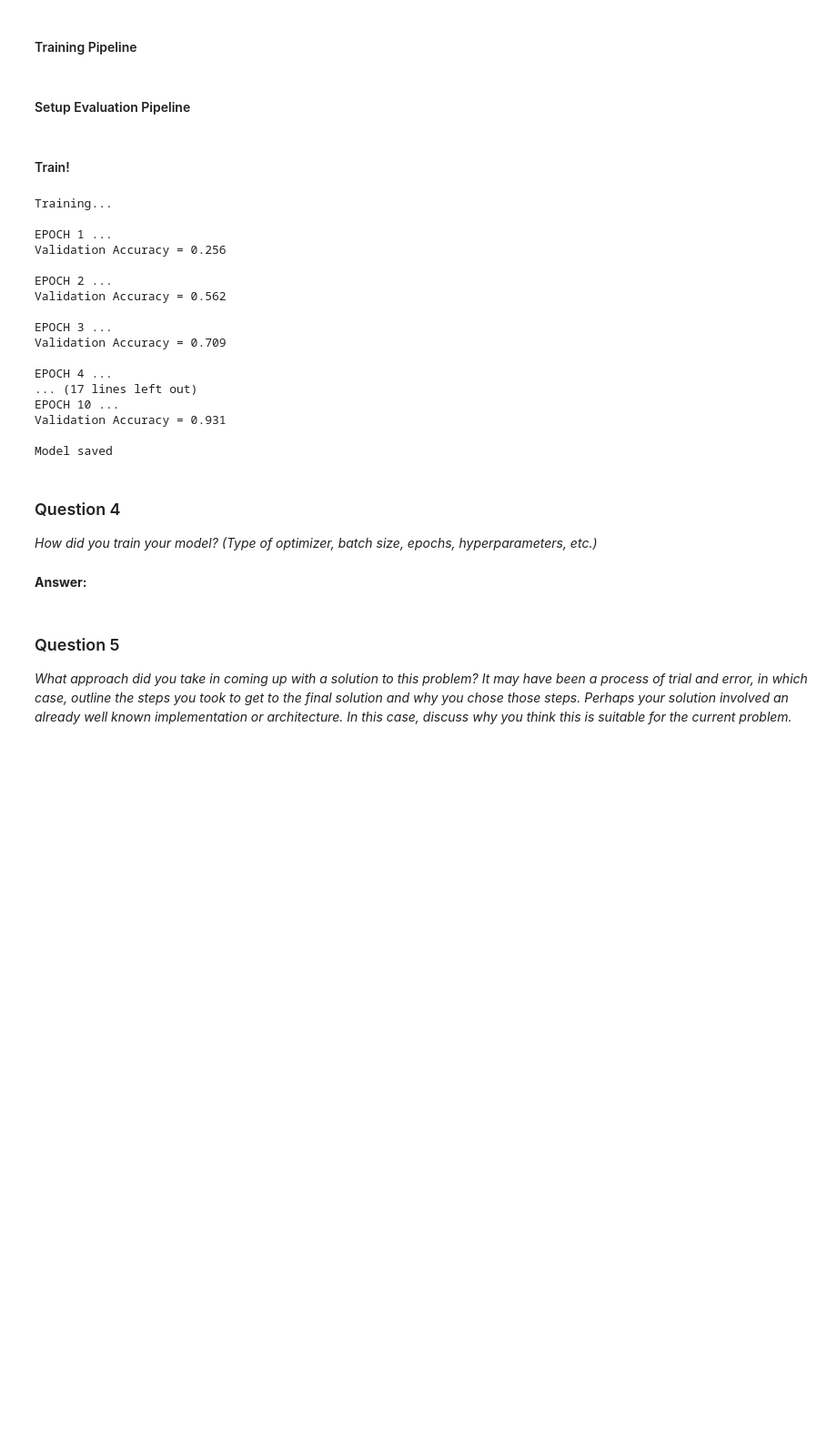
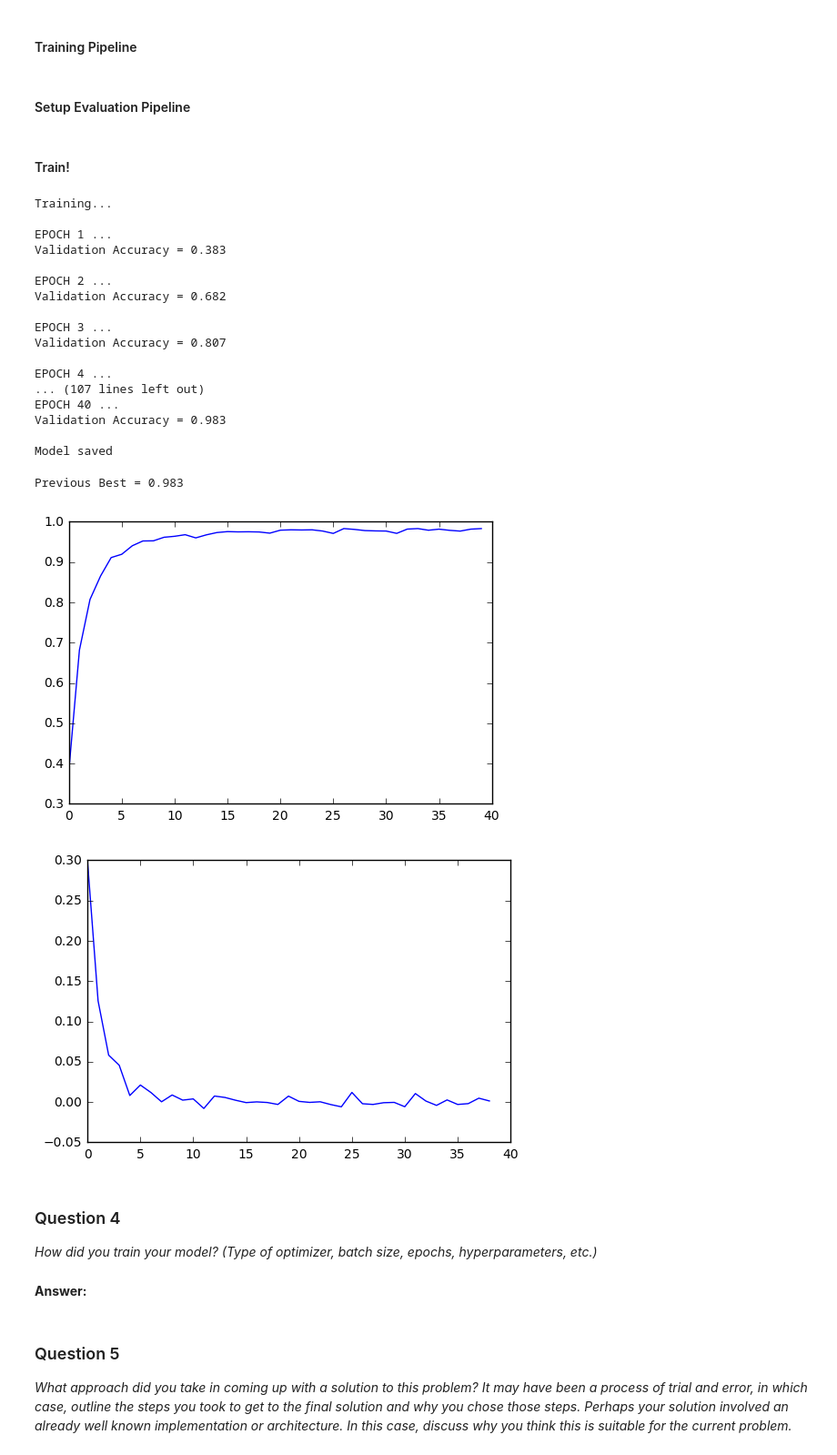
Before and after one commit to racersmith/Traffic-Sign-Classification, a Jupyter notebook: Traffic_Sign_Classifier.ipynb, the cells around one changed output. Shown at 91% size. Cells and saved outputs as stored; diff of their text form; code cells hidden in the pictures; blank space fills up the shorter version.

Commit message:
add nuerons in fully connected layers.  add depth to convnet 2.  98.3%

```diff
--- a/Traffic_Sign_Classifier.ipynb
+++ b/Traffic_Sign_Classifier.ipynb
@@ -232,18 +232,18 @@ def LeNet(x, dropout):
 
     weights = {
         'layer_1': tf.Variable(tf.truncated_normal([5, 5, 3, 6], mean = mu, stddev = sigma)),
-        'layer_2': tf.Variable(tf.truncated_normal([5, 5, 6, 16], mean = mu, stddev = sigma)),
-        'layer_3': tf.Variable(tf.truncated_normal([400, 120], mean = mu, stddev = sigma)),
-        'layer_4': tf.Variable(tf.truncated_normal([120, 84], mean = mu, stddev = sigma)),
-        'layer_5': tf.Variable(tf.truncated_normal([84, n_classes], mean = mu, stddev = sigma))
+        'layer_2': tf.Variable(tf.truncated_normal([5, 5, 6, 32], mean = mu, stddev = sigma)),
+        'layer_3': tf.Variable(tf.truncated_normal([800, 240], mean = mu, stddev = sigma)),
+        'layer_4': tf.Variable(tf.truncated_normal([240, 120], mean = mu, stddev = sigma)),
+        'layer_5': tf.Variable(tf.truncated_normal([120, n_classes], mean = mu, stddev = sigma))
     }
 
     # apply small positive shift to try and avoid dead ReLUs
     biases = {
         'layer_1': tf.Variable(tf.constant(0.1, shape=[6])),
-        'layer_2': tf.Variable(tf.constant(0.1, shape=[16])),
-        'layer_3': tf.Variable(tf.constant(0.1, shape=[120])),
-        'layer_4': tf.Variable(tf.constant(0.1, shape=[84])),
+        'layer_2': tf.Variable(tf.constant(0.1, shape=[32])),
+        'layer_3': tf.Variable(tf.constant(0.1, shape=[240])),
+        'layer_4': tf.Variable(tf.constant(0.1, shape=[120])),
         'layer_5': tf.Variable(tf.constant(0.1, shape=[n_classes]))
     }
 
@@ -265,12 +265,7 @@ def LeNet(x, dropout):
     x = tf.nn.relu(x)
 
     # Pooling. Input = 10x10x16. Output = 5x5x16.
-    x = tf.nn.max_pool(
-        x,
-        ksize = [1, 2, 2, 1],
-        strides = [1, 2, 2, 1],
-        padding = 'VALID'
-    )
+    x = tf.nn.max_pool(x, ksize = [1, 2, 2, 1], strides = [1, 2, 2, 1], padding = 'VALID')
 
     # Flatten. Input = 5x5x16. Output = 400.
     x = tf.contrib.layers.flatten(x)
@@ -312,8 +307,8 @@ keep_prob = tf.placeholder(tf.float32)
 #### Hyper perameters
 # %%
 RATE = 0.001
-EPOCHS = 10
-BATCH_SIZE = 256
+EPOCHS = 15
+BATCH_SIZE = 128
 TRAINING_DROPOUT = 0.8
 # %% [markdown]
 #### Training Pipeline
@@ -345,6 +340,7 @@ def evaluate(X_data, y_data):
 with tf.Session() as sess:
     sess.run(tf.global_variables_initializer())
     num_examples = len(X_train)
+    accuracy_history = []
 
     print("Training...")
     print()
@@ -356,6 +352,7 @@ with tf.Session() as sess:
             sess.run(training_operation, feed_dict={x: batch_x, y: batch_y, keep_prob: TRAINING_DROPOUT})
 
         validation_accuracy = evaluate(X_validation, y_validation)
+        accuracy_history.append(validation_accuracy)
         print("EPOCH {} ...".format(i+1))
         print("Validation Accuracy = {:.3f}".format(validation_accuracy))
         print()
@@ -366,20 +363,31 @@ with tf.Session() as sess:
 Training...
 
 EPOCH 1 ...
-Validation Accuracy = 0.256
+Validation Accuracy = 0.383
 
 EPOCH 2 ...
-Validation Accuracy = 0.562
+Validation Accuracy = 0.682
 
 EPOCH 3 ...
-Validation Accuracy = 0.709
+Validation Accuracy = 0.807
 
 EPOCH 4 ...
-... (17 lines left out)
-EPOCH 10 ...
-Validation Accuracy = 0.931
+... (107 lines left out)
+EPOCH 40 ...
+Validation Accuracy = 0.983
 
 Model saved
+# %%
+print("Previous Best = {:.3f}".format(accuracy_history[-1]))
+dvde = [accuracy_history[i+1]-accuracy_history[i] for i in range(len(accuracy_history)-1)]
+plt.plot(accuracy_history)
+plt.show()
+plt.plot(dvde)
+plt.show()
+# %% [output]
+Previous Best = 0.983
+[figure, added]
+[figure, added]
 # %% [markdown]
 ### Question 4
 
```
